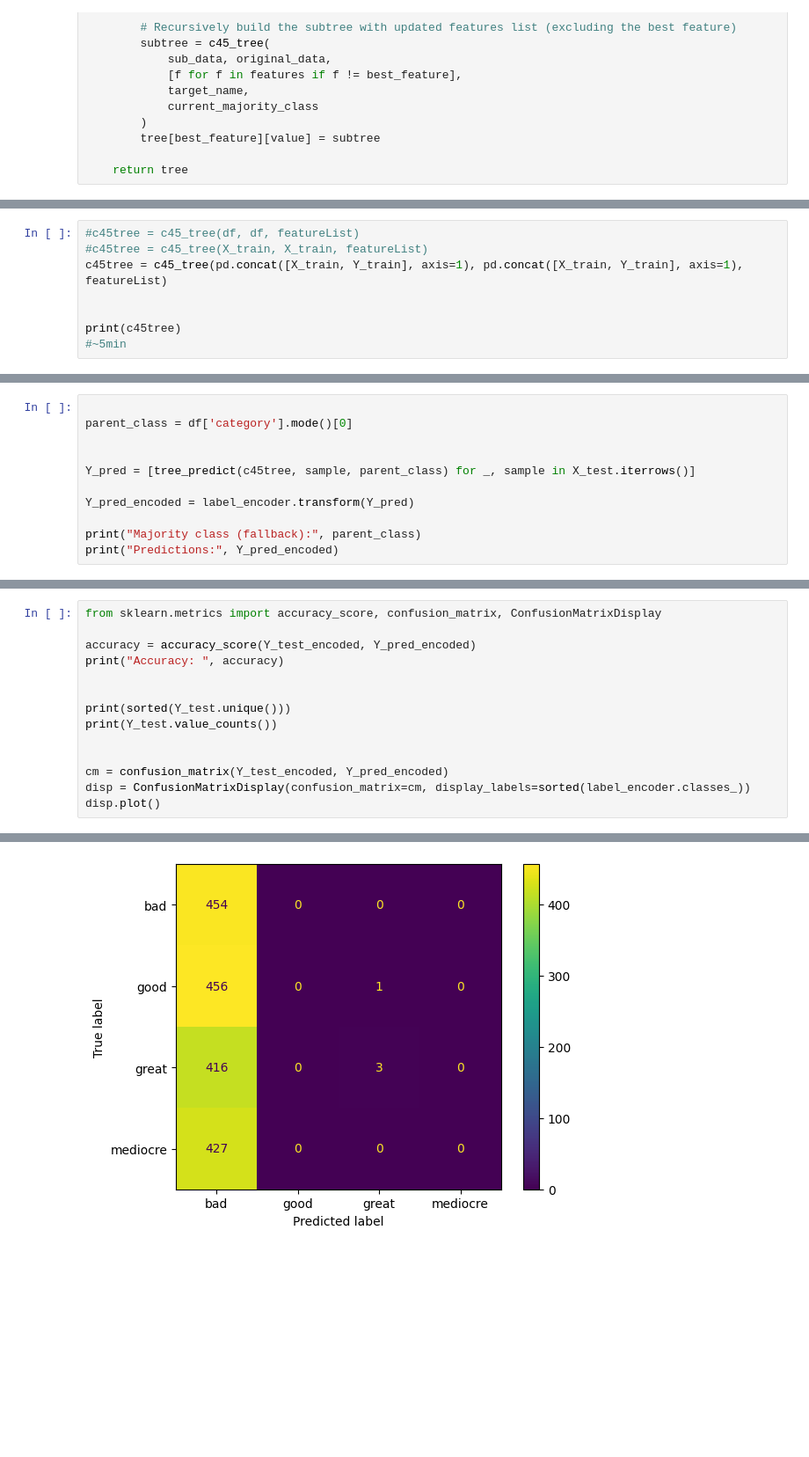
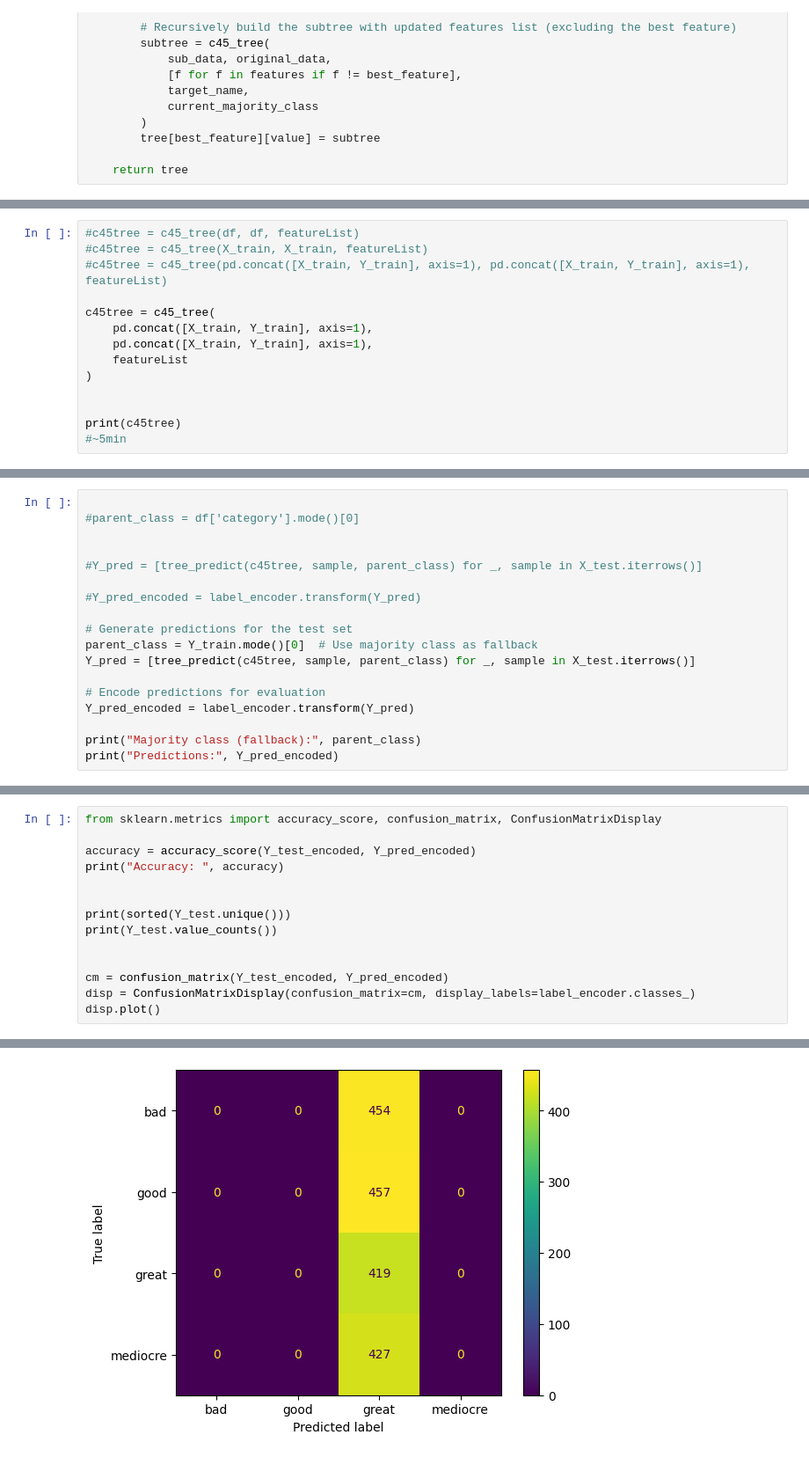
Before and after one commit to jkciesluk/explainable_ai, a Jupyter notebook: c45_tree.ipynb, the cells around one changed output, grey strips where cells are left out. Shown: that part at 88% size. Saved outputs shown, nothing was run; the diff lists cells and outputs as text; blank space fills up the shorter version.

```diff
--- a/c45_tree.ipynb
+++ b/c45_tree.ipynb
@@ -347,7 +312,13 @@ Index(['adult', 'budget', 'genres', 'original_language', 'overview',
 # %%
 #c45tree = c45_tree(df, df, featureList)
 #c45tree = c45_tree(X_train, X_train, featureList)
-c45tree = c45_tree(pd.concat([X_train, Y_train], axis=1), pd.concat([X_train, Y_train], axis=1), featureList)
+#c45tree = c45_tree(pd.concat([X_train, Y_train], axis=1), pd.concat([X_train, Y_train], axis=1), featureList)
+
+c45tree = c45_tree(
+    pd.concat([X_train, Y_train], axis=1),
+    pd.concat([X_train, Y_train], axis=1),
+    featureList
+)
 
 
 print(c45tree)
@@ -387,11 +357,18 @@ Index(['adult', 'budget', 'genres', 'original_language', 'overview',
       dtype='object')
 # %%
 
-parent_class = df['category'].mode()[0]
+#parent_class = df['category'].mode()[0]
 
 
+#Y_pred = [tree_predict(c45tree, sample, parent_class) for _, sample in X_test.iterrows()]
+
+#Y_pred_encoded = label_encoder.transform(Y_pred)
+
+# Generate predictions for the test set
+parent_class = Y_train.mode()[0]  # Use majority class as fallback
 Y_pred = [tree_predict(c45tree, sample, parent_class) for _, sample in X_test.iterrows()]
 
+# Encode predictions for evaluation
 Y_pred_encoded = label_encoder.transform(Y_pred)
 
 print("Majority class (fallback):", parent_class)
@@ -411,6 +388,6 @@ print(Y_test.value_counts())
 
 
 cm = confusion_matrix(Y_test_encoded, Y_pred_encoded)
-disp = ConfusionMatrixDisplay(confusion_matrix=cm, display_labels=sorted(label_encoder.classes_))
+disp = ConfusionMatrixDisplay(confusion_matrix=cm, display_labels=label_encoder.classes_)
 disp.plot()
 # %% [output]
@@ -418,9 +395,9 @@ Accuracy:  0.26010244735344334
 ['bad', 'good', 'great', 'mediocre']
 category
 good        457
 bad         454
 mediocre    427
 great       419
 Name: count, dtype: int64
 <sklearn.metrics._plot.confusion_matrix.ConfusionMatrixDisplay at 0x...>
-[figure, old version]
+[figure, new version]
```
Also changed, not shown: parts of 13 cells of this notebook, 1 other file.
